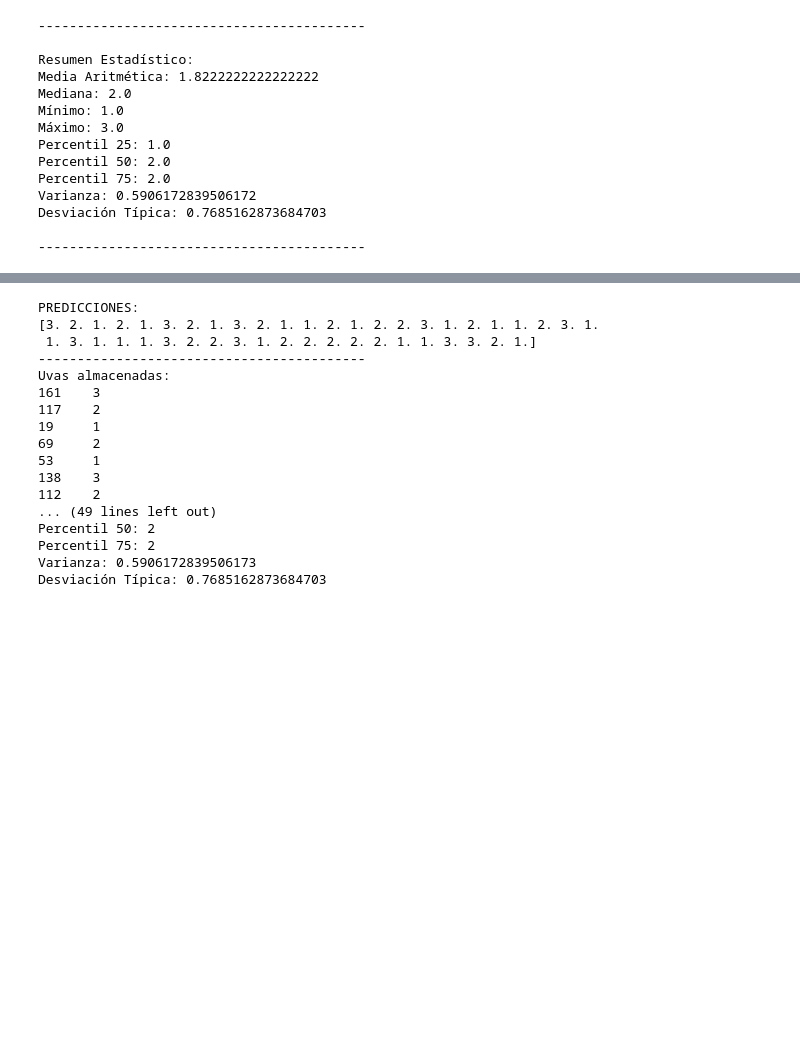
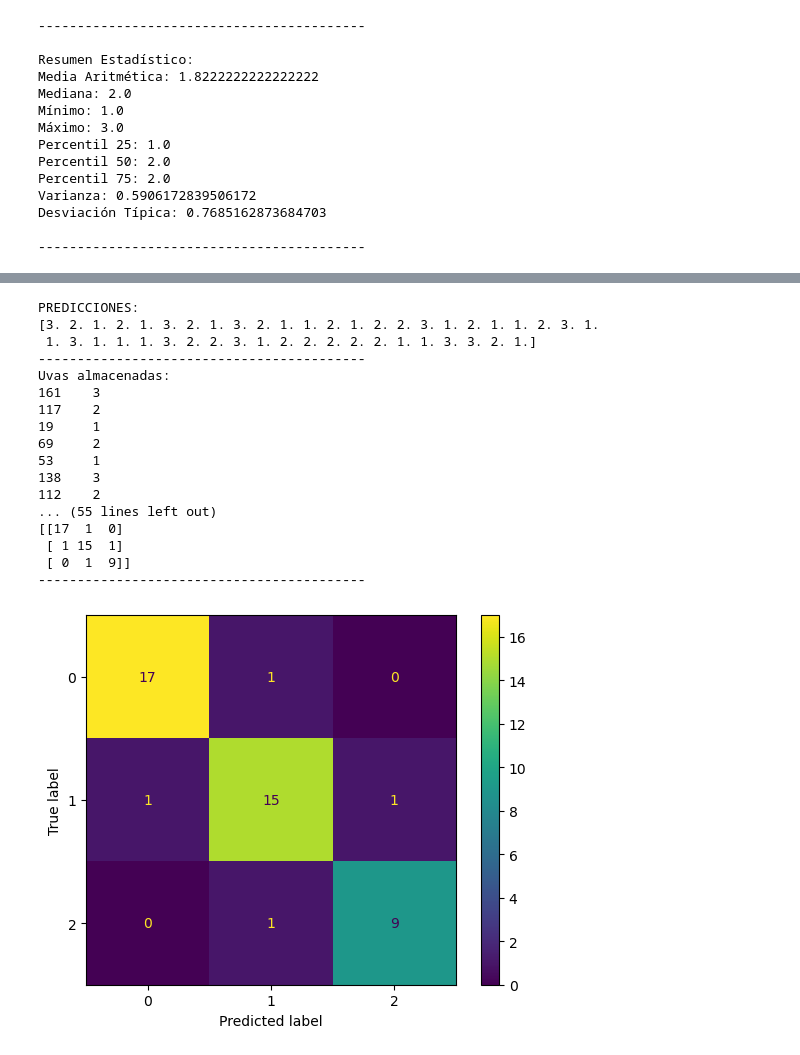
Before and after one commit to ikasle12345/RETO1, a Jupyter notebook: ModeloVino.ipynb, the cells around one changed output, grey strips where cells are left out. Cells and saved outputs as stored; diff of their text form; code cells hidden in the pictures; blank space fills up the shorter version.

```diff
--- a/ModeloVino.ipynb
+++ b/ModeloVino.ipynb
@@ -199,8 +238,9 @@ Desviación Típica: 0.7685162873684703
 # %%
 import pandas as pd
-from sklearn.tree import DecisionTreeRegressor
 from sklearn.model_selection import train_test_split
 from sklearn.metrics import mean_absolute_error, accuracy_score
+import matplotlib.pyplot as plt
+from sklearn.metrics import ConfusionMatrixDisplay
 from Biblioteca import EstadisticaDescriptiva
 
 wine_file_path = 'Wine_dataset.csv'
@@ -213,6 +253,7 @@ x = wine_data[wine_features]
 train_x, val_x, train_y, val_y = train_test_split(x, y, random_state=1)
 
 wine_model = DecisionTreeRegressor(random_state=1)
+
 wine_model.fit(train_x, train_y)
 
 predictions = wine_model.predict(val_x)
@@ -223,36 +264,49 @@ print('------------------------------------------')
 print('Uvas almacenadas:')
 print(val_y)
 print('MAE:')
 print(f'{mean_absolute_error(val_y, predictions) * 100}%')
 
-predictions_int = list(map(int, predictions))  # Convertir a enteros
+predictions_int = list(map(int, predictions))
 accuracy = accuracy_score(val_y, predictions_int)
 print("Accuracy:", accuracy)
 
 print('------------------------------------------')
 
 prueba1 = EstadisticaDescriptiva()
 
 resumen = prueba1.resumenEstadistico(predictions_int)
 
 print("Resumen Estadístico de las Predicciones:")
 for clave, valor in resumen.items():
     print(f"{clave}: {valor}")
+
+print('------------------------------------------')
+conf_matrix = confusion_matrix(val_y, predictions_int)
+
+print("Matriz de Confusión:")
+print(conf_matrix)
+print('------------------------------------------')
+
+visualizar = ConfusionMatrixDisplay(confusion_matrix=conf_matrix)
+visualizar.plot()
+
+plt.show()
 # %% [output]
 PREDICCIONES:
 [3. 2. 1. 2. 1. 3. 2. 1. 3. 2. 1. 1. 2. 1. 2. 2. 3. 1. 2. 1. 1. 2. 3. 1.
  1. 3. 1. 1. 1. 3. 2. 2. 3. 1. 2. 2. 2. 2. 2. 1. 1. 3. 3. 2. 1.]
 ------------------------------------------
 Uvas almacenadas:
 161    3
 117    2
 19     1
 69     2
 53     1
 138    3
 112    2
-... (49 lines left out)
-Percentil 50: 2
-Percentil 75: 2
-Varianza: 0.5906172839506173
-Desviación Típica: 0.7685162873684703
+... (55 lines left out)
+[[17  1  0]
+ [ 1 15  1]
+ [ 0  1  9]]
+------------------------------------------
+[figure, added]
```
Also changed, not shown: parts of 11 cells of this notebook.
